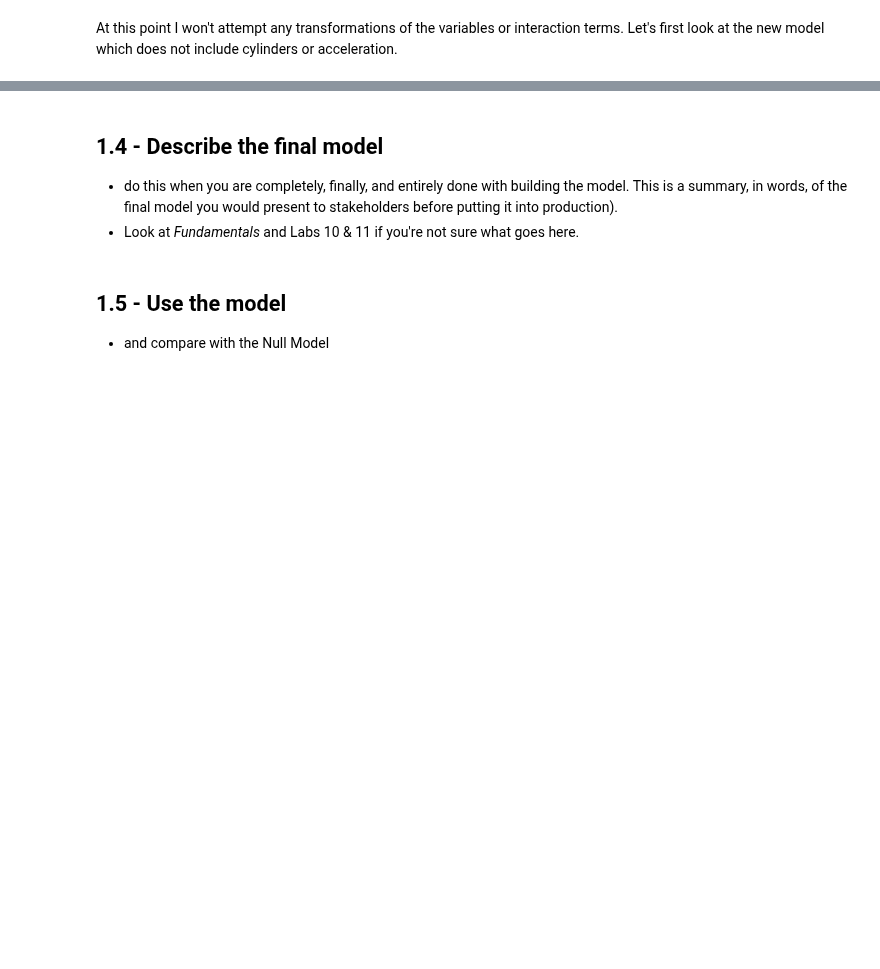
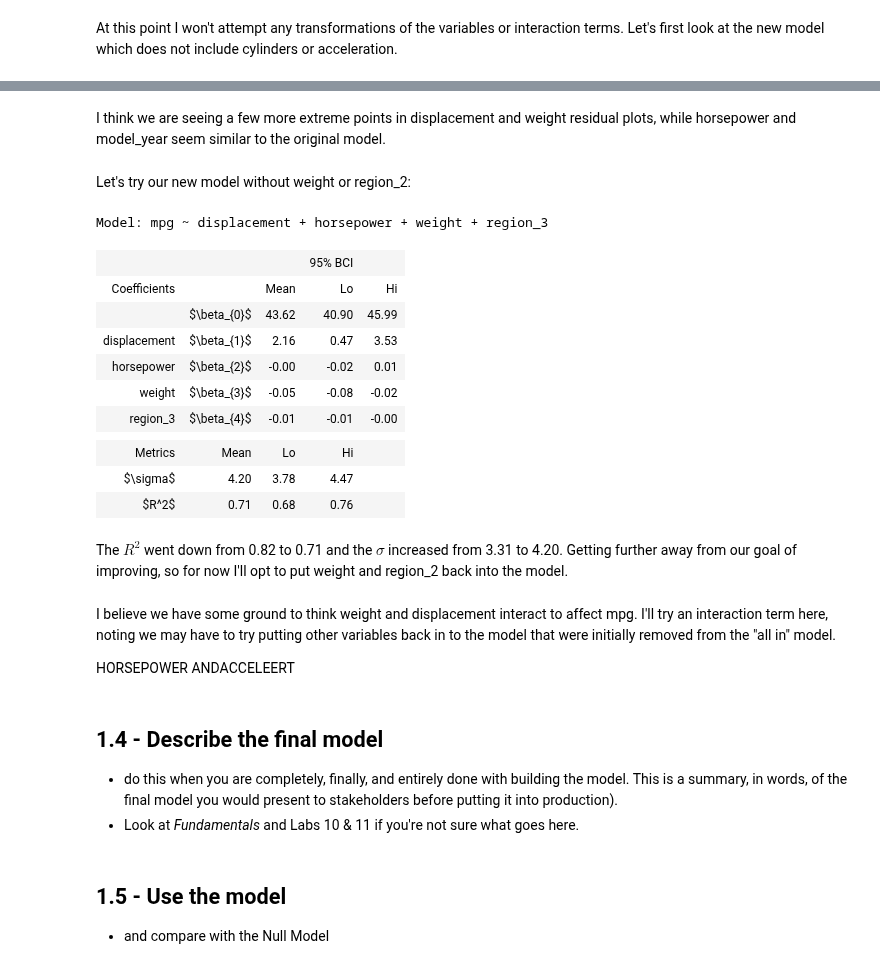
Before and after one commit to ansaridan/jhu-data-engineering-team-5, a Jupyter notebook: Problem_Set_5_2/Jhirsc21.ipynb, the cells around one changed output, grey strips where cells are left out. Saved outputs shown, nothing was run; the diff lists cells and outputs as text; code cells hidden in the pictures; blank space fills up the shorter version.

```diff
--- a/Problem_Set_5_2/Jhirsc21.ipynb
+++ b/Problem_Set_5_2/Jhirsc21.ipynb
@@ -505,3 +534,30 @@ At this point I won't attempt any transformations of the variables or interactio
+# %% [markdown]
+I think we are seeing a few more extreme points in displacement and weight residual plots, while horsepower and model_year seem similar to the original model.
+# %% [markdown]
+Let's try our new model without weight or region_2:
+# %%
+model = 'mpg ~ displacement + horsepower + weight + region_3'
+result_3 = models.bootstrap_linear_regression(model, data=data)
+models.describe_bootstrap_lr(result_3)
+# %% [output]
+Model: mpg ~ displacement + horsepower + weight + region_3
+|  |  |  | 95% BCI |  |
+| Coefficients |  | Mean | Lo | Hi |
+|  | $\beta_{0}$ | 43.62 | 40.90 | 45.99 |
+| displacement | $\beta_{1}$ | 2.16 | 0.47 | 3.53 |
+| horsepower | $\beta_{2}$ | -0.00 | -0.02 | 0.01 |
+| weight | $\beta_{3}$ | -0.05 | -0.08 | -0.02 |
+| region_3 | $\beta_{4}$ | -0.01 | -0.01 | -0.00 |
+|  |  |  |  |  |
+| Metrics | Mean | Lo | Hi |  |
+| $\sigma$ | 4.20 | 3.78 | 4.47 |  |
+| $R^2$ | 0.71 | 0.68 | 0.76 |  |
+# %% [markdown]
+The $R^2$ went down from 0.82 to 0.71 and the $\sigma$ increased from 3.31 to 4.20. Getting further away from our goal of improving, so for now I'll opt to put weight and region_2 back into the model.
+# %% [markdown]
+I believe we have some ground to think weight and displacement interact to affect mpg. I'll try an interaction term here, noting we may have to try putting other variables back in to the model that were initially removed from the "all in" model.
+
+HORSEPOWER ANDACCELEERT
 # %% [markdown]
 ## 1.4 - Describe the final model
 
```
Also changed, not shown: parts of 9 cells of this notebook.
